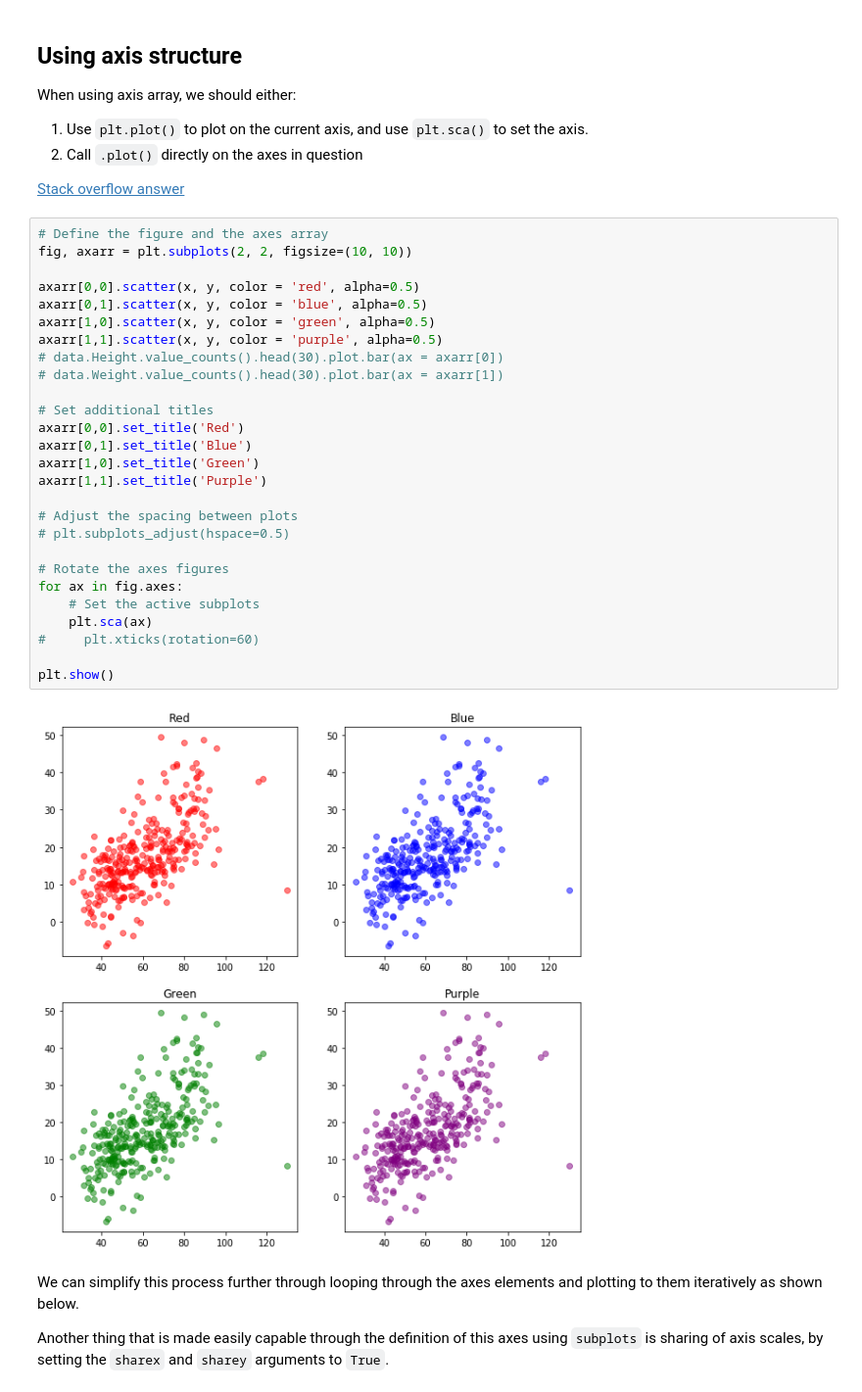
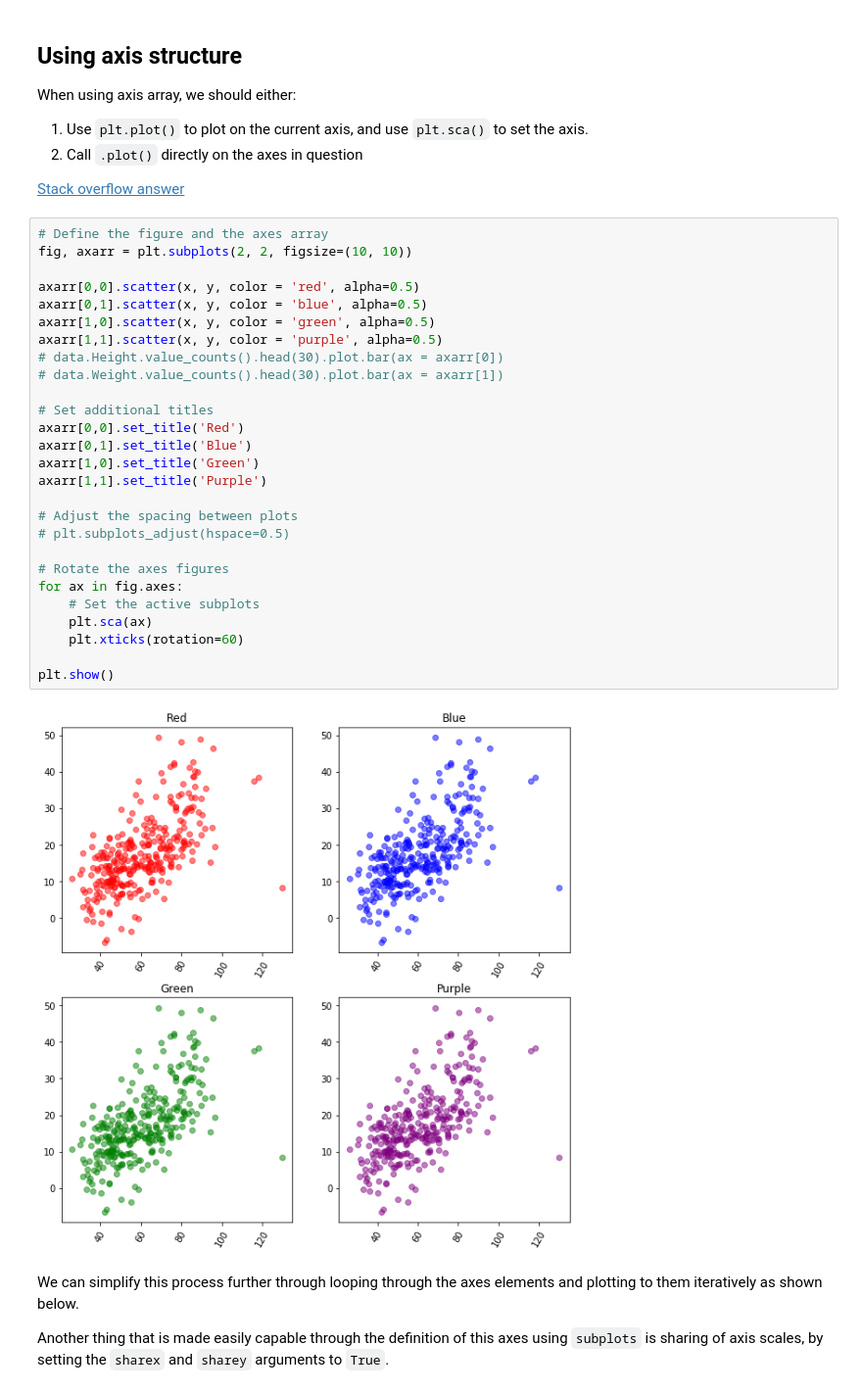
Before and after one commit to willcanniford/python-notes, a Jupyter notebook: visualisation/subplots.ipynb, the cells around one changed output. Shown at 98% size. Drawn from its saved outputs; the diff is of its cells as text.

```diff
--- a/visualisation/subplots.ipynb
+++ b/visualisation/subplots.ipynb
@@ -75,32 +75,32 @@ When using axis array, we should either:
 # %%
 # Define the figure and the axes array
 fig, axarr = plt.subplots(2, 2, figsize=(10, 10))
 
 axarr[0,0].scatter(x, y, color = 'red', alpha=0.5)
 axarr[0,1].scatter(x, y, color = 'blue', alpha=0.5)
 axarr[1,0].scatter(x, y, color = 'green', alpha=0.5)
 axarr[1,1].scatter(x, y, color = 'purple', alpha=0.5)
 # data.Height.value_counts().head(30).plot.bar(ax = axarr[0])
 # data.Weight.value_counts().head(30).plot.bar(ax = axarr[1])
 
 # Set additional titles
 axarr[0,0].set_title('Red')
 axarr[0,1].set_title('Blue')
 axarr[1,0].set_title('Green')
 axarr[1,1].set_title('Purple')
 
 # Adjust the spacing between plots
 # plt.subplots_adjust(hspace=0.5)
 
 # Rotate the axes figures
 for ax in fig.axes:
     # Set the active subplots
     plt.sca(ax)
-#     plt.xticks(rotation=60)
+    plt.xticks(rotation=60)
 
 plt.show()
 # %% [output]
-[figure, old version]
+[figure, new version]
 # %% [markdown]
 We can simplify this process further through looping through the axes elements and plotting to them iteratively as shown below.
 
```
